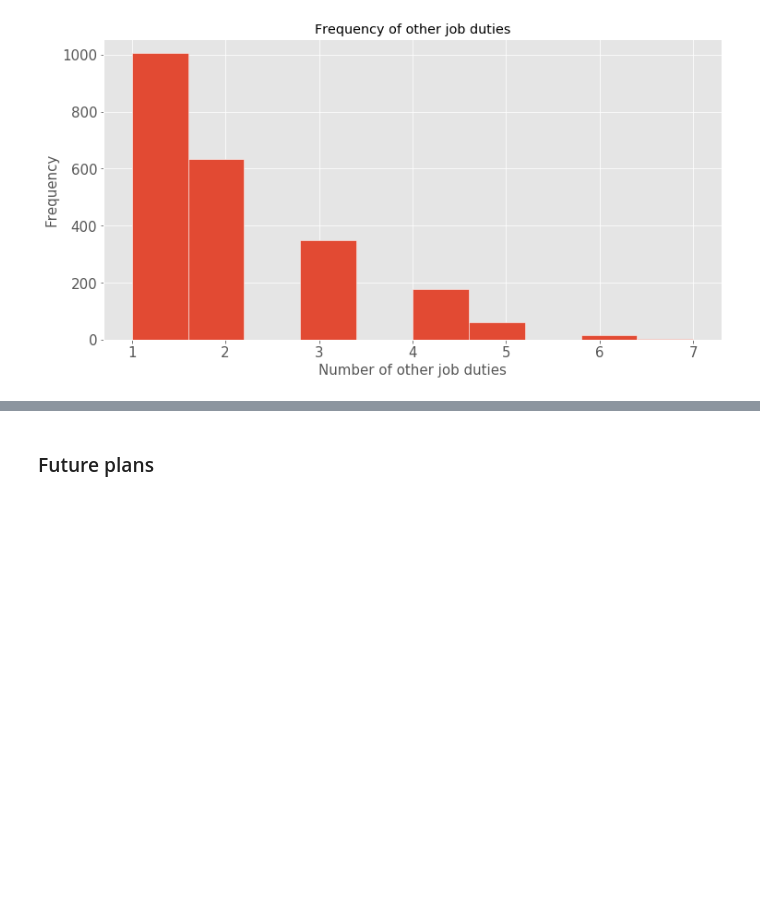
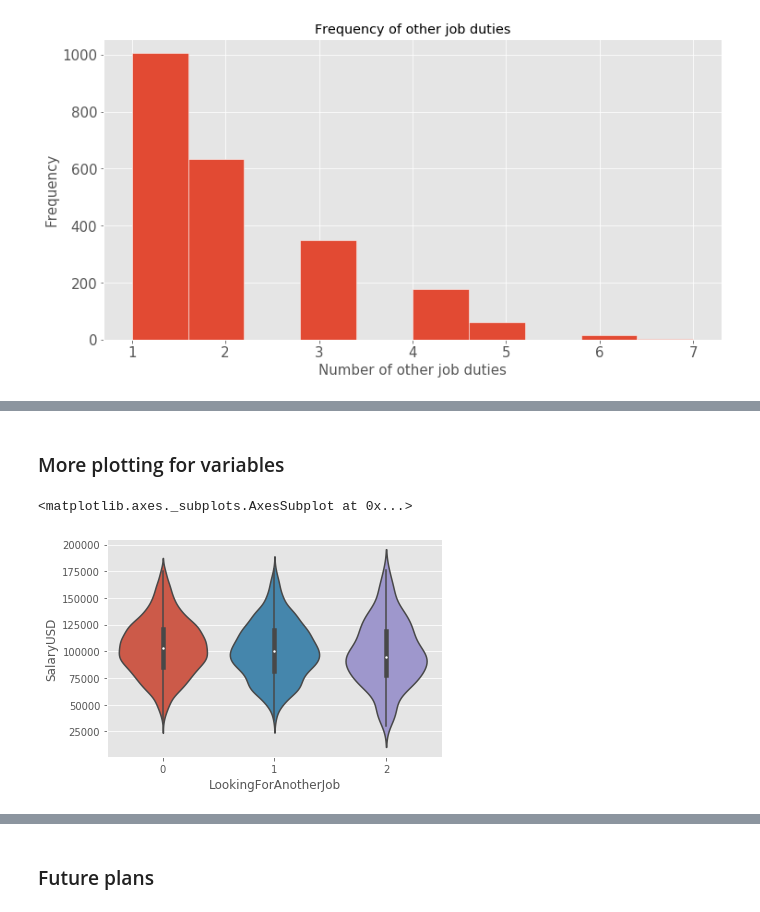
Before and after one commit to unit-00/data-professionals, a Jupyter notebook: cap1.ipynb, the cells around one changed output, grey strips where cells are left out. Drawn from its saved outputs; the diff is of its cells as text; code cells hidden in the pictures; blank space fills up the shorter version.

```diff
--- a/cap1.ipynb
+++ b/cap1.ipynb
@@ -385,0 +511,25 @@ fig, ax = plt.subplots(figsize=(12, 6))
+# %%
+def transform_another_job(row):
+    if (row == 'No'):
+        return 0
+    elif (row == 'Yes, but only passively (just curious)'):
+        return 1
+    else:
+        return 2
+# %%
+X.loc[:, 'LookingForAnotherJob'] = X['LookingForAnotherJob'].apply(transform_another_job)
+# %% [markdown]
+### More plotting for variables
+# %%
+sl = pd.concat([X['SalaryUSD'], X['LookingForAnotherJob']], axis=1)
+# %%
+sl_q3 = sl['SalaryUSD'].describe()['75%']
+sl_q1 = sl['SalaryUSD'].describe()['25%']
+
+sl_iqr = sl_q3 - sl_q1
+sl = sl.loc[sl.loc[((sl['SalaryUSD'] < (sl_q3 + 1.5 * sl_iqr)) & (sl['SalaryUSD'] > (sl_q1 - 1.5 * sl_iqr))), 'SalaryUSD'].index]
+# %%
+sns.violinplot(x='LookingForAnotherJob', y='SalaryUSD', data=sl)
+# %% [output]
+<matplotlib.axes._subplots.AxesSubplot at 0x...>
+[figure, added]
```
Also changed, not shown: parts of 41 cells of this notebook.
